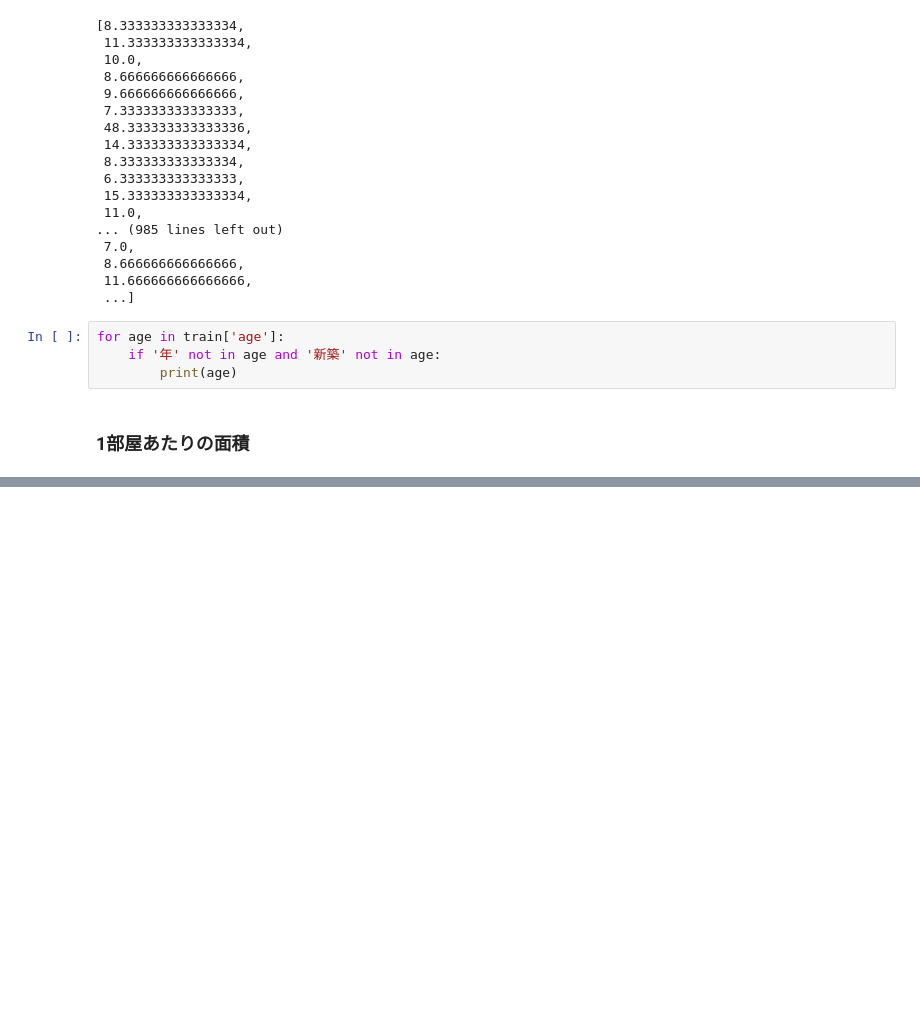
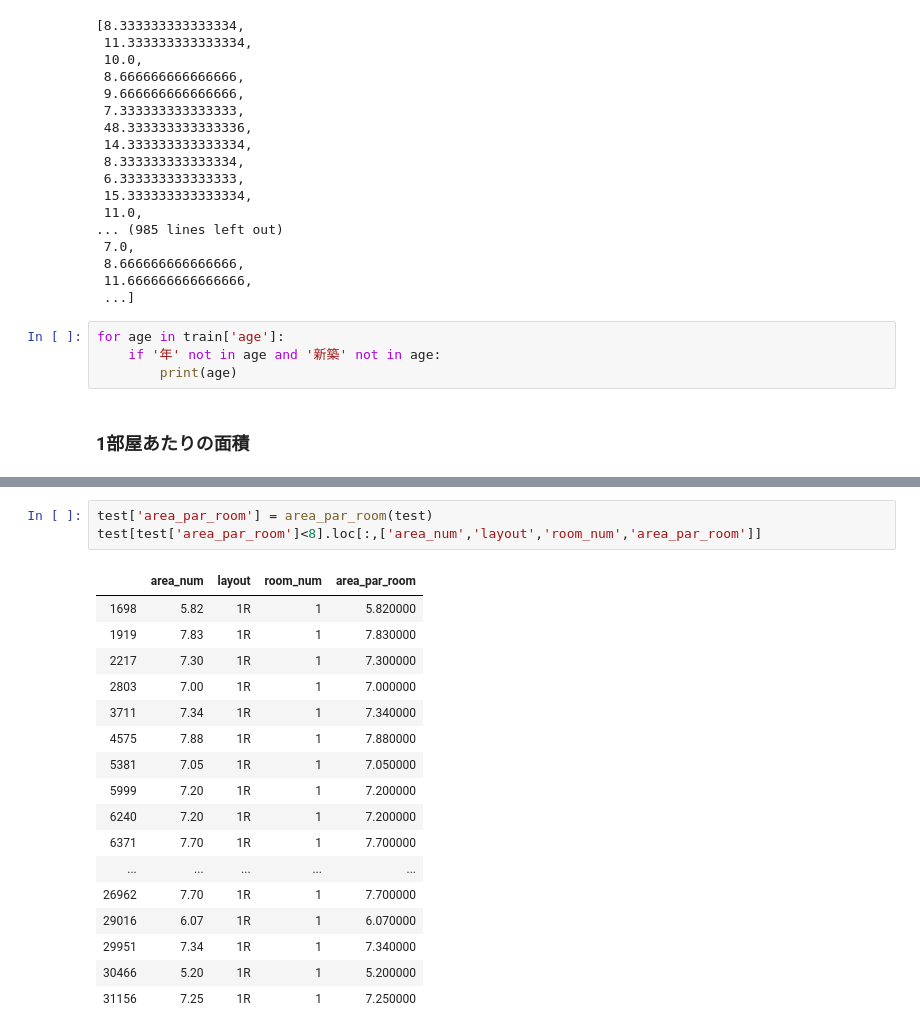
Before and after one commit to yaneura-no-gomi/mynavi_2019, a Jupyter notebook: notebook/1004_data_processing.ipynb, the cells around one changed output, grey strips where cells are left out. Cells and saved outputs as stored; diff of their text form; blank space fills up the shorter version.

```diff
--- a/notebook/1004_data_processing.ipynb
+++ b/notebook/1004_data_processing.ipynb
@@ -105,0 +187,21 @@ def area_par_room(df):
+# %%
+test['area_par_room'] = area_par_room(test)
+test[test['area_par_room']<8].loc[:,['area_num','layout','room_num','area_par_room']]
+# %% [output]
+|  | area_num | layout | room_num | area_par_room |
+| 1698 | 5.82 | 1R | 1 | 5.820000 |
+| 1919 | 7.83 | 1R | 1 | 7.830000 |
+| 2217 | 7.30 | 1R | 1 | 7.300000 |
+| 2803 | 7.00 | 1R | 1 | 7.000000 |
+| 3711 | 7.34 | 1R | 1 | 7.340000 |
+| 4575 | 7.88 | 1R | 1 | 7.880000 |
+| 5381 | 7.05 | 1R | 1 | 7.050000 |
+| 5999 | 7.20 | 1R | 1 | 7.200000 |
+| 6240 | 7.20 | 1R | 1 | 7.200000 |
+| 6371 | 7.70 | 1R | 1 | 7.700000 |
+| ... | ... | ... | ... | ... |
+| 26962 | 7.70 | 1R | 1 | 7.700000 |
+| 29016 | 6.07 | 1R | 1 | 6.070000 |
+| 29951 | 7.34 | 1R | 1 | 7.340000 |
+| 30466 | 5.20 | 1R | 1 | 5.200000 |
+| 31156 | 7.25 | 1R | 1 | 7.250000 |
```
Also changed, not shown: parts of 10 cells of this notebook, 17 other files.
